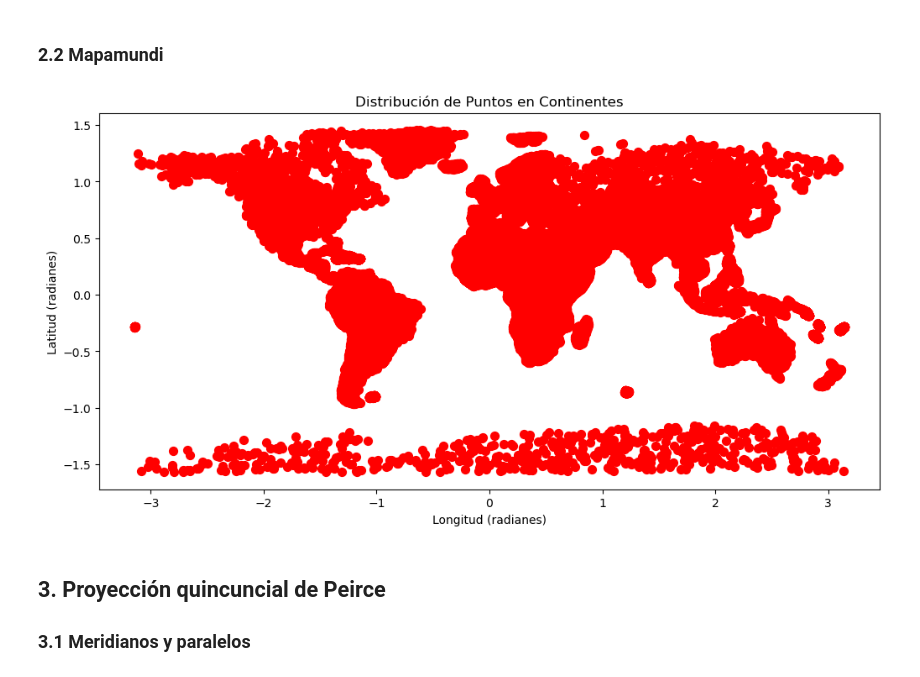
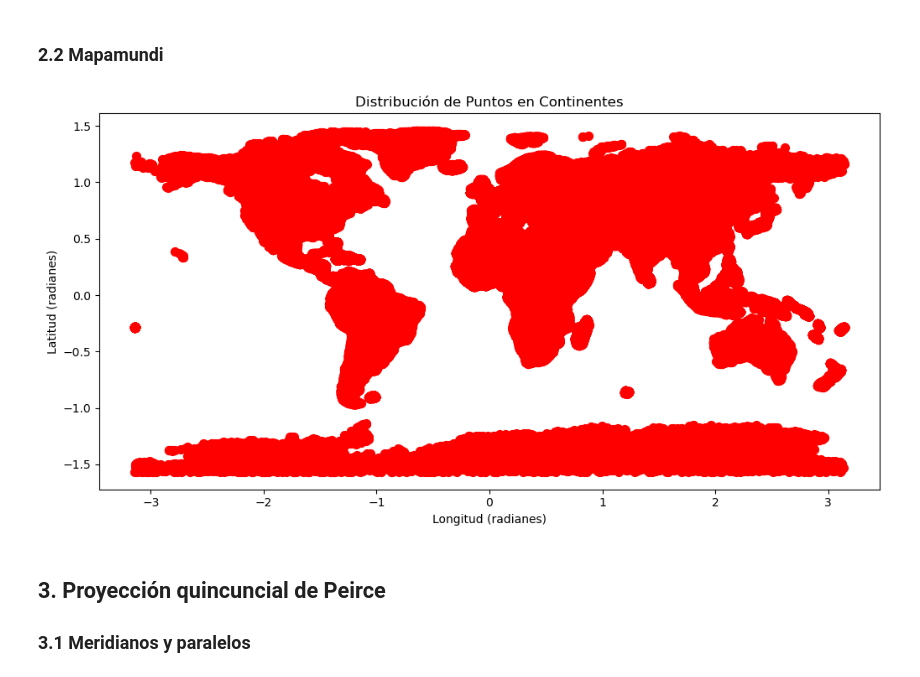
Before and after one commit to gaarboledag/N-uncial-Projection-Numeric-Implementation, a Jupyter notebook: Quincuncial Proyection.ipynb, the cells around one changed output. Saved outputs shown, nothing was run; the diff lists cells and outputs as text; code cells hidden in the pictures.

```diff
--- a/Quincuncial Proyection.ipynb
+++ b/Quincuncial Proyection.ipynb
@@ -35,11 +35,11 @@ plot_esfera(meridianos, paralelos)
 ### 2.2 Mapamundi
 # %%
 mapamundi = "data/ne_110m_admin_0_countries.shp"
-num_puntos = 100000
+num_puntos = 1000000
 coordenadas_puntos = generar_puntos_en_continentes(mapamundi, num_puntos)
 plot_generated_mapamundi(mapamundi, coordenadas_puntos)
 # %% [output]
-[figure, old version]
+[figure, new version]
 # %% [markdown]
 ## 3. Proyección quincuncial de Peirce
 ### 3.1 Meridianos y paralelos
```
Also changed, not shown: parts of 3 cells of this notebook, 4 other files.
